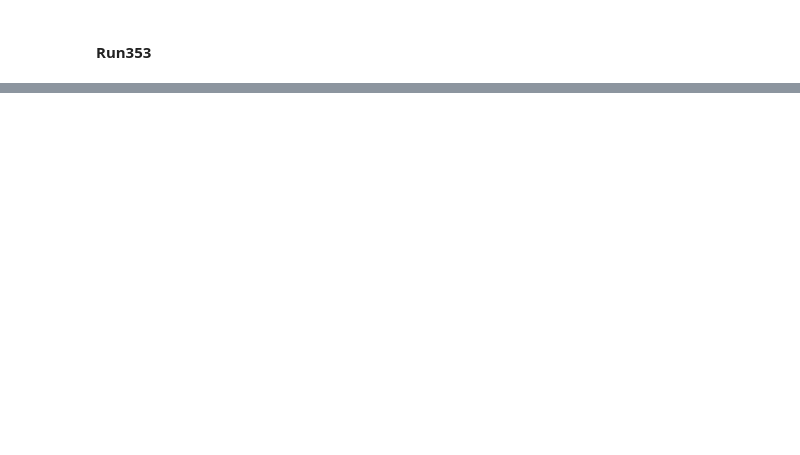
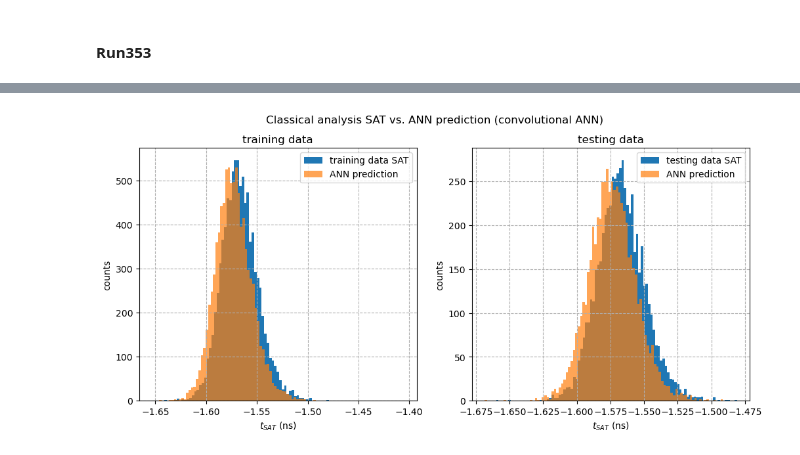
Before and after one commit to adamagicic/https---github.com-adamagicic-PICOSEC_MM-ANN, a Jupyter notebook: testANN.ipynb, the cells around one changed output, grey strips where cells are left out. Saved outputs shown, nothing was run; the diff lists cells and outputs as text; code cells hidden in the pictures; blank space fills up the shorter version.

```diff
--- a/testANN.ipynb
+++ b/testANN.ipynb
@@ -55,0 +172,26 @@ testing_timeLabel = np.array(testing_timeLabel)
+# %%
+resultTestingSATConv = []
+for i in range(len(resultTestingConv)):
+    resultTestingSATConv.append(- (testing_mcp[i] - resultTestingConv[i] - testing_t0mm[i]))
+resultTrainingSATConv = []
+for i in range(len(resultTrainingConv)):
+    resultTrainingSATConv.append(- (training_mcp[i] - resultTrainingConv[i] - training_t0mm[i]))
+# %%
+fig, ax = plt.subplots(1,2, figsize = (12,5))
+fig.suptitle('Classical analysis SAT vs. ANN prediction (convolutional ANN)')
+ax[1].hist(testing_SAT, bins = 100, label = 'testing data SAT')
+ax[1].hist(resultTestingSATConv, bins = 100, alpha = 0.7, label = 'ANN prediction')
+ax[1].legend()
+ax[1].set_ylabel('counts')
+ax[1].set_xlabel('$t_{SAT}$ (ns)')
+ax[1].set_title('testing data')
+ax[1].grid(ls = '--')
+ax[0].hist(training_SAT, bins = 100, label = 'training data SAT')
+ax[0].hist(resultTrainingSATConv, bins = 100, alpha = 0.7, label = 'ANN prediction')
+ax[0].legend()
+ax[0].set_ylabel('counts')
+ax[0].set_xlabel('$t_{SAT}$ (ns)')
+ax[0].set_title('training data')
+ax[0].grid(ls = '--')
+# %% [output]
+[figure, added]
```
Also changed, not shown: parts of 23 cells of this notebook, 6 other files.
